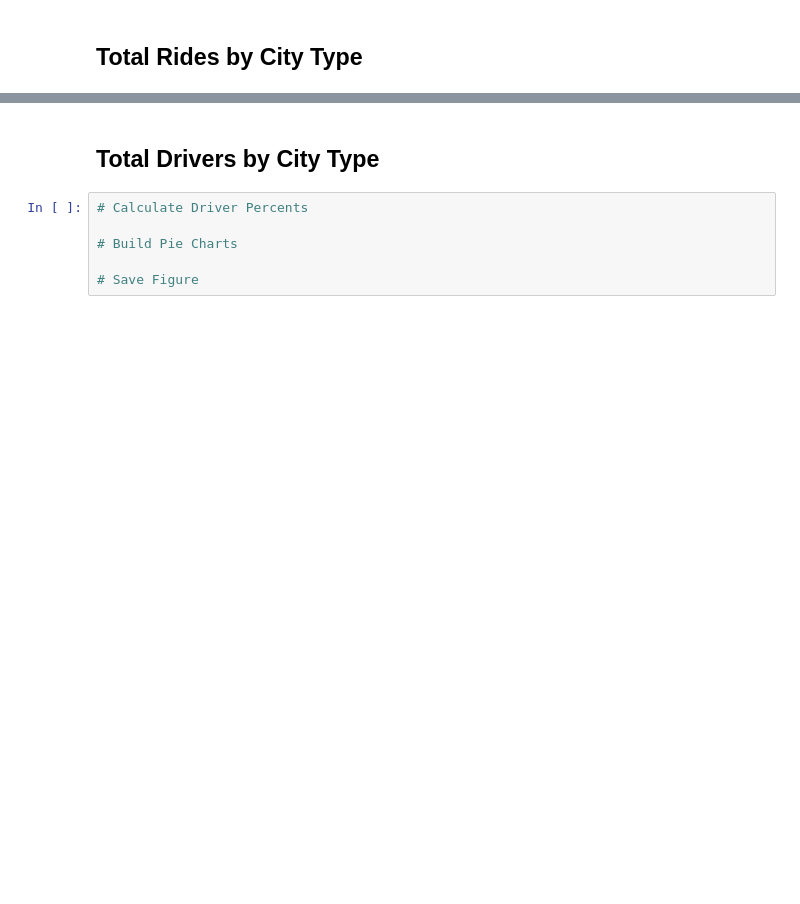
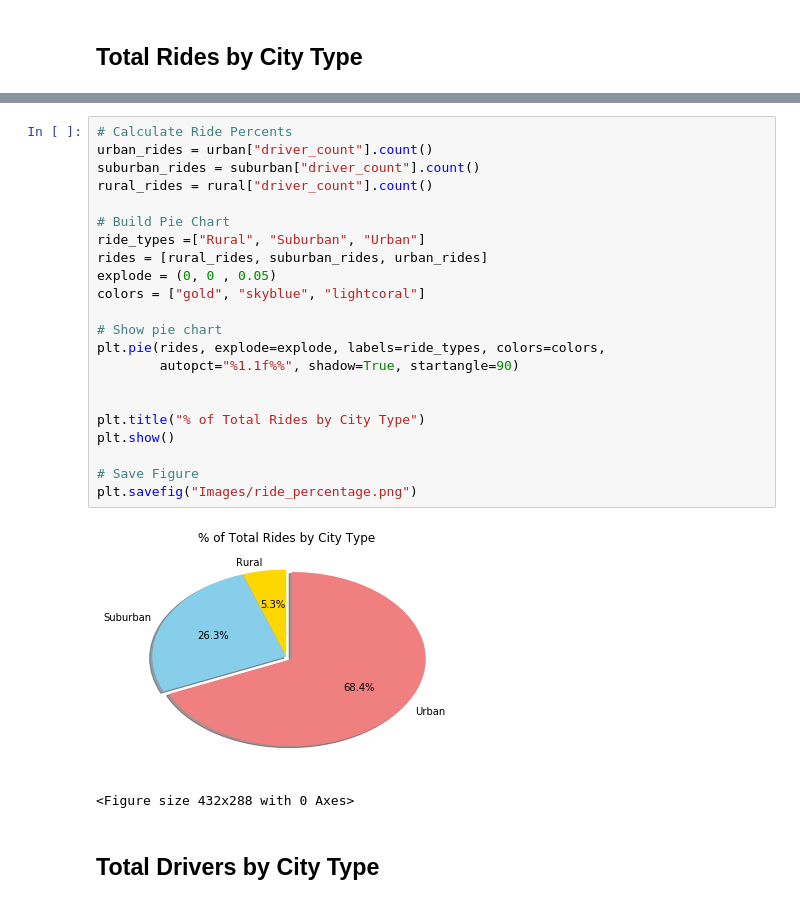
Before and after one commit to leontan4/data-science-bootcamp, a Jupyter notebook: matlab_challenge/Pyber/pyber_starter.ipynb, the cells around one changed output, grey strips where cells are left out. Cells and saved outputs as stored; diff of their text form; blank space fills up the shorter version.

```diff
--- a/matlab_challenge/Pyber/pyber_starter.ipynb
+++ b/matlab_challenge/Pyber/pyber_starter.ipynb
@@ -72,8 +107,27 @@ plt.show()
+# %%
+# Calculate Ride Percents
+urban_rides = urban["driver_count"].count()
+suburban_rides = suburban["driver_count"].count()
+rural_rides = rural["driver_count"].count()
+
+# Build Pie Chart
+ride_types =["Rural", "Suburban", "Urban"]
+rides = [rural_rides, suburban_rides, urban_rides]
+explode = (0, 0 , 0.05)
+colors = ["gold", "skyblue", "lightcoral"]
+
+# Show pie chart
+plt.pie(rides, explode=explode, labels=ride_types, colors=colors,
+        autopct="%1.1f%%", shadow=True, startangle=90)
+
+
+plt.title("% of Total Rides by City Type")
+plt.show()
+
+# Save Figure
+plt.savefig("Images/ride_percentage.png")
+# %% [output]
+[figure, added]
+<Figure size 432x288 with 0 Axes>
 # %% [markdown]
 ## Total Drivers by City Type
-# %%
-# Calculate Driver Percents
-
-# Build Pie Charts
-
-# Save Figure
```
Also changed, not shown: parts of 15 cells of this notebook, 5 other files.
